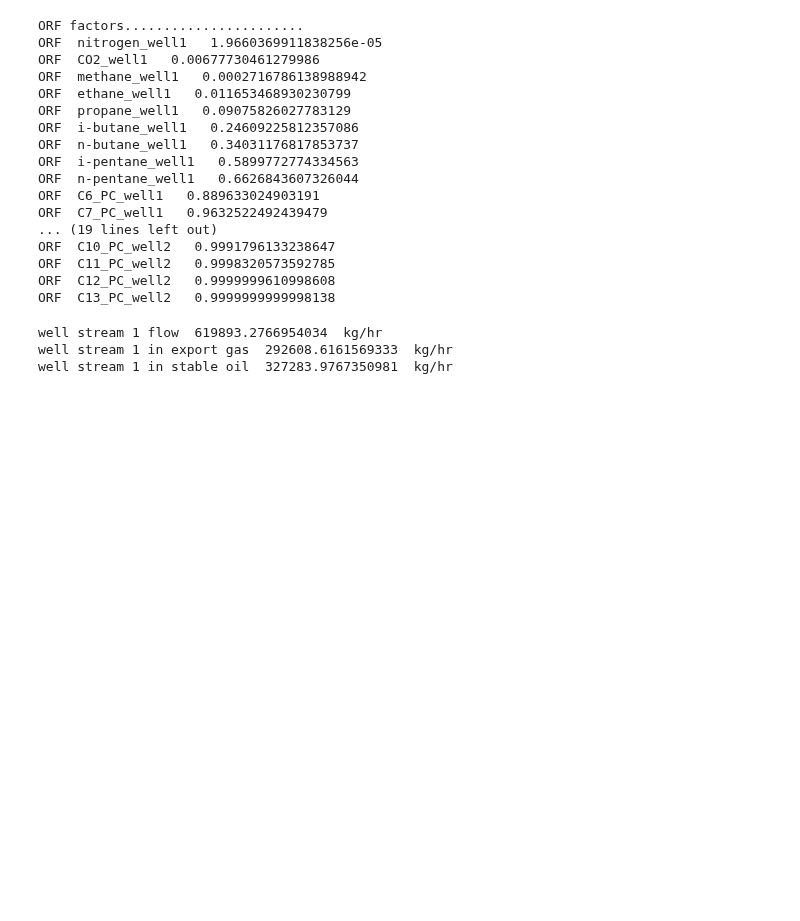
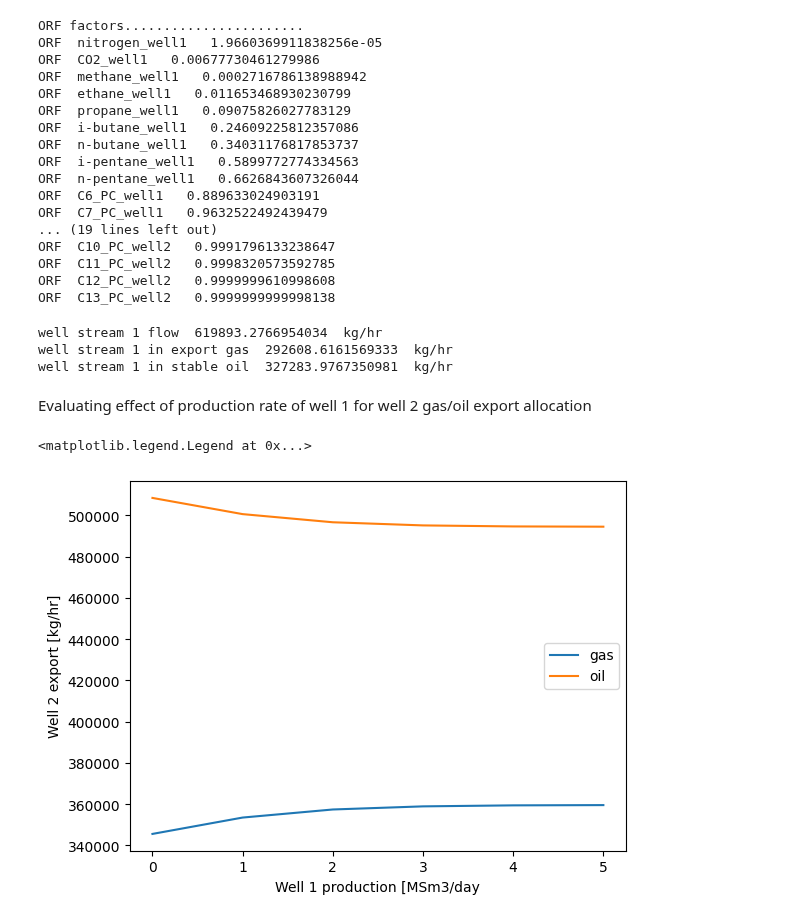
Before and after one commit to EvenSol/NeqSim-Colab, a Jupyter notebook: notebooks/process/allocationoilandgas2.ipynb, the cells around one changed output. Saved outputs shown, nothing was run; the diff lists cells and outputs as text; code cells hidden in the pictures; blank space fills up the shorter version.

```diff
--- a/notebooks/process/allocationoilandgas2.ipynb
+++ b/notebooks/process/allocationoilandgas2.ipynb
@@ -667,3 +667,34 @@ print('well stream 1 in stable oil ', totalOilFlowFromWell1, ' kg/hr')
 well stream 1 flow  619893.2766954034  kg/hr
 well stream 1 in export gas  292608.6161569333  kg/hr
 well stream 1 in stable oil  327283.9767350981  kg/hr
+# %% [markdown]
+Evaluating effect of production rate of well 1 for well 2 gas/oil export allocation
+# %%
+import matplotlib.pyplot as plt
+
+well1production = [0, 1, 2, 3, 4, 5]
+well2Gas = []
+well2Oil = []
+
+for production in well1production:
+  oilprocess.getUnit('dry well stream').setFlowRate(production, "MSm3/day")
+  oilprocess.run()
+
+  totalGasFlowFromWell2 = 0
+  totalOilFlowFromWell2 = 0
+  for name in componentNames:
+    if(wellStream2.getFluid().getComponent(name).getz()>0):
+      totalGasFlowFromWell2 = totalGasFlowFromWell2 + exportGas.getFluid().getComponent(name).getFlowRate('kg/hr')
+      totalOilFlowFromWell2 = totalOilFlowFromWell2 + stableOil.getFluid().getComponent(name).getFlowRate('kg/hr')
+  well2Gas.append(totalGasFlowFromWell2)
+  well2Oil.append(totalOilFlowFromWell2)
+
+plt.figure()
+plt.xlabel('Well 1 production [MSm3/day')
+plt.ylabel('Well 2 export [kg/hr]')
+plt.plot(well1production, well2Gas)
+plt.plot(well1production, well2Oil)
+plt.legend(['gas', 'oil'])
+# %% [output]
+<matplotlib.legend.Legend at 0x...>
+[figure, added]
```
